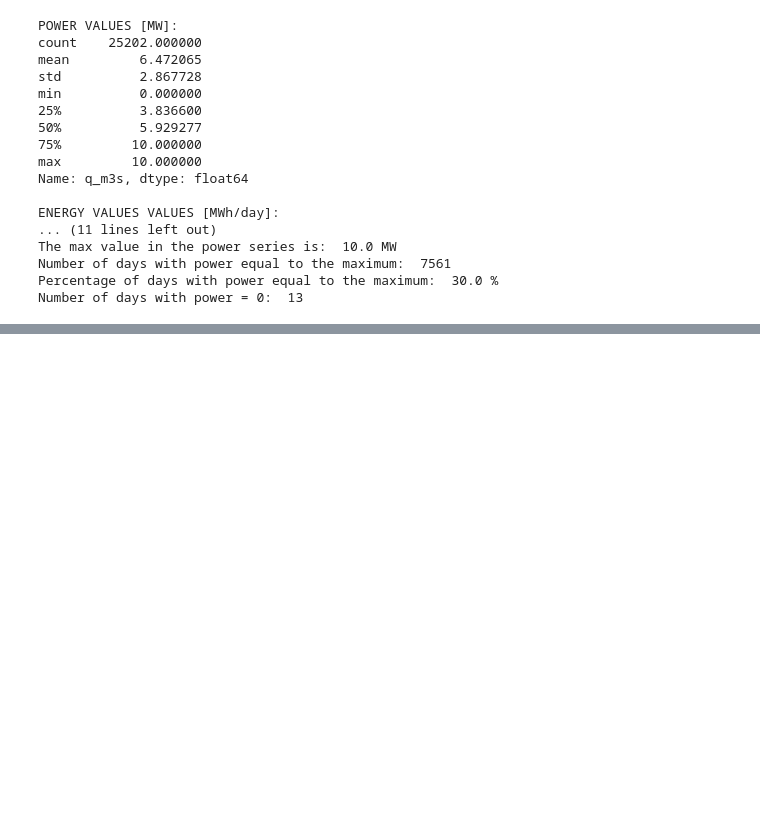
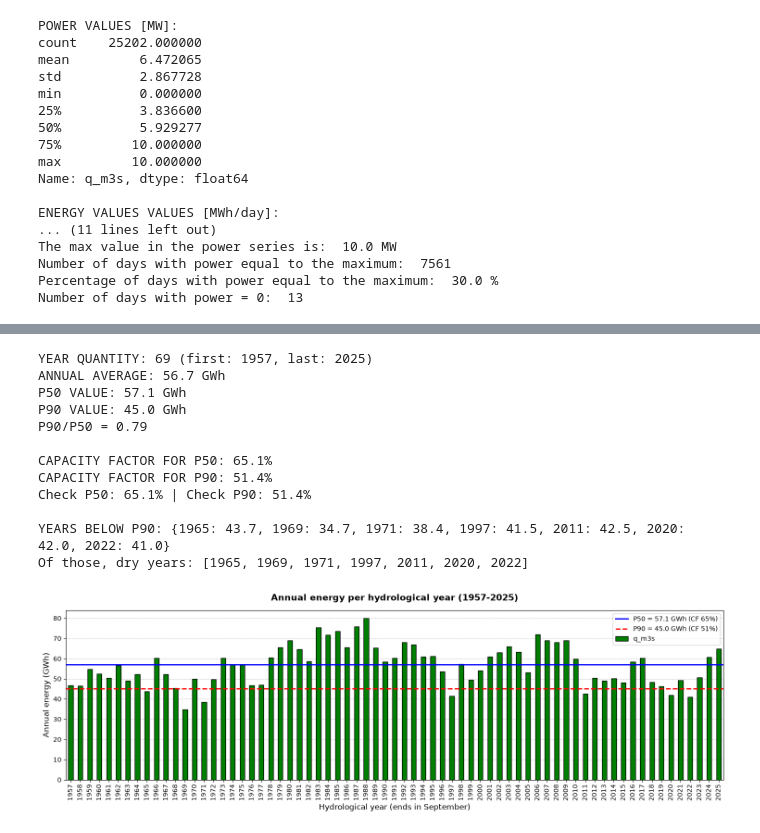
Before and after one commit to IgnacioFunesDeluigi/hydro-project-finance, a Jupyter notebook: notebooks/01_hydrology.ipynb, the cells around one changed output, grey strips where cells are left out. Saved outputs shown, nothing was run; the diff lists cells and outputs as text; code cells hidden in the pictures; blank space fills up the shorter version.

Commit message:
Add annual energy, P50/P90 and plant factor (D9, section 1.11); update learning log

```diff
--- a/notebooks/01_hydrology.ipynb
+++ b/notebooks/01_hydrology.ipynb
@@ -774,0 +800,64 @@ Number of days with power = 0:  13
+# %%
+# Annual energy per HYDROLOGICAL year (Oct-Sep, D6), in GWh
+hy_energy = energy_mwh.index.year + (energy_mwh.index.month >= 10)
+e_annual_gwh = energy_mwh.groupby(hy_energy).sum() / 1000   # MWh -> GWh
+
+# Check: must be 69 complete hydrological years (1957-2025)
+print(f"YEAR QUANTITY: {len(e_annual_gwh)} (first: {e_annual_gwh.index.min()}, last: {e_annual_gwh.index.max()})")
+
+# P50 and P90: energy exceeded in 50% / 90% of years -> 50th / 10th percentile
+P50_gwh = e_annual_gwh.quantile(0.50)
+P90_gwh = e_annual_gwh.quantile(0.10)
+print(f"ANNUAL AVERAGE: {e_annual_gwh.mean():.1f} GWh")
+print(f"P50 VALUE: {P50_gwh:.1f} GWh")
+print(f"P90 VALUE: {P90_gwh:.1f} GWh")
+print(f"P90/P50 = {P90_gwh / P50_gwh:.2f}")
+print()
+
+# Capacity factor = actual energy / energy at full power all year
+P_installed_mw = P_installed / 1e6
+e_max_gwh = P_installed_mw * 8760 / 1000          # max theoretical annual energy (GWh)
+cf_annual = e_annual_gwh / e_max_gwh              # one value per year
+cf_P50 = P50_gwh / e_max_gwh
+cf_P90 = P90_gwh / e_max_gwh
+print(f"CAPACITY FACTOR FOR P50: {cf_P50:.1%}")
+print(f"CAPACITY FACTOR FOR P90: {cf_P90:.1%}")
+
+# Check: percentile of the CF series must match CF of the energy percentile
+print(f"Check P50: {cf_annual.quantile(0.50):.1%} | Check P90: {cf_annual.quantile(0.10):.1%}")
+print()
+
+# Years below P90, and how many of them are dry years (D5/D6)
+years_below_p90 = e_annual_gwh[e_annual_gwh < P90_gwh]
+print("YEARS BELOW P90:", years_below_p90.round(1).to_dict())
+print("Of those, dry years:", [y for y in years_below_p90.index if y in dry_years_hy.index])
+
+# Plot: annual energy (GWh) with P50 and P90 lines
+fig, ax = plt.subplots(figsize=(15, 5))
+e_annual_gwh.plot(kind="bar", color="green", edgecolor="black", zorder=2, ax=ax)
+ax.axhline(P50_gwh, color="blue", linestyle="-", linewidth=2, zorder=3,
+           label=f"P50 = {P50_gwh:.1f} GWh (CF {cf_P50:.0%})")
+ax.axhline(P90_gwh, color="red", linestyle="--", linewidth=2, zorder=3,
+           label=f"P90 = {P90_gwh:.1f} GWh (CF {cf_P90:.0%})")
+ax.set_title("Annual energy per hydrological year (1957-2025)", fontsize=14, fontweight="bold", pad=15)
+ax.set_xlabel("Hydrological year (ends in September)", fontsize=12)
+ax.set_ylabel("Annual energy (GWh)", fontsize=12)
+ax.grid(axis="y", linestyle="--", alpha=0.7, zorder=1)
+ax.legend()
+plt.xticks(rotation=90)
+plt.tight_layout()
+plt.show()
+# %% [output]
+YEAR QUANTITY: 69 (first: 1957, last: 2025)
+ANNUAL AVERAGE: 56.7 GWh
+P50 VALUE: 57.1 GWh
+P90 VALUE: 45.0 GWh
+P90/P50 = 0.79
+
+CAPACITY FACTOR FOR P50: 65.1%
+CAPACITY FACTOR FOR P90: 51.4%
+Check P50: 65.1% | Check P90: 51.4%
+
+YEARS BELOW P90: {1965: 43.7, 1969: 34.7, 1971: 38.4, 1997: 41.5, 2011: 42.5, 2020: 42.0, 2022: 41.0}
+Of those, dry years: [1965, 1969, 1971, 1997, 2011, 2020, 2022]
+[figure, added]
```
Also changed, not shown: parts of 2 cells of this notebook, 2 other files.
